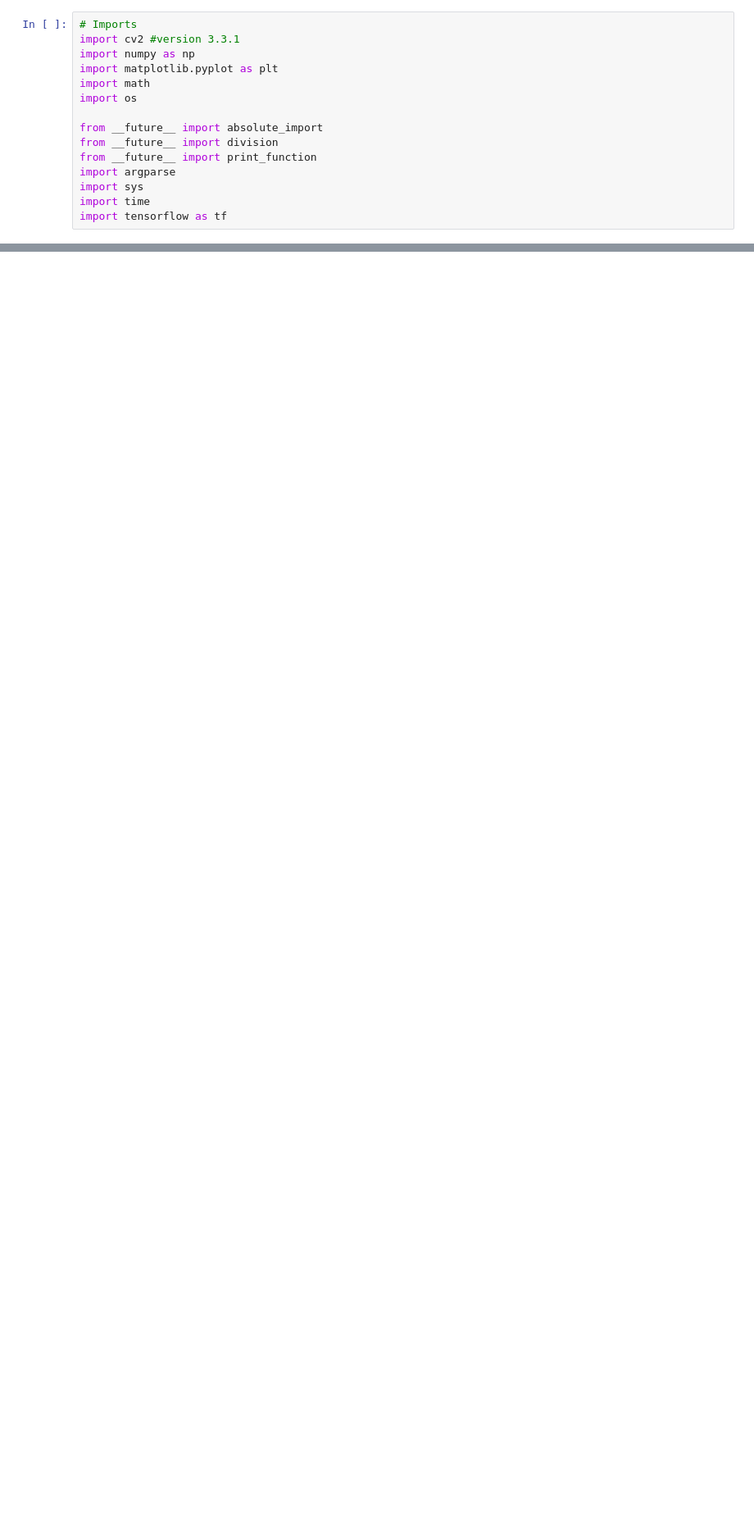
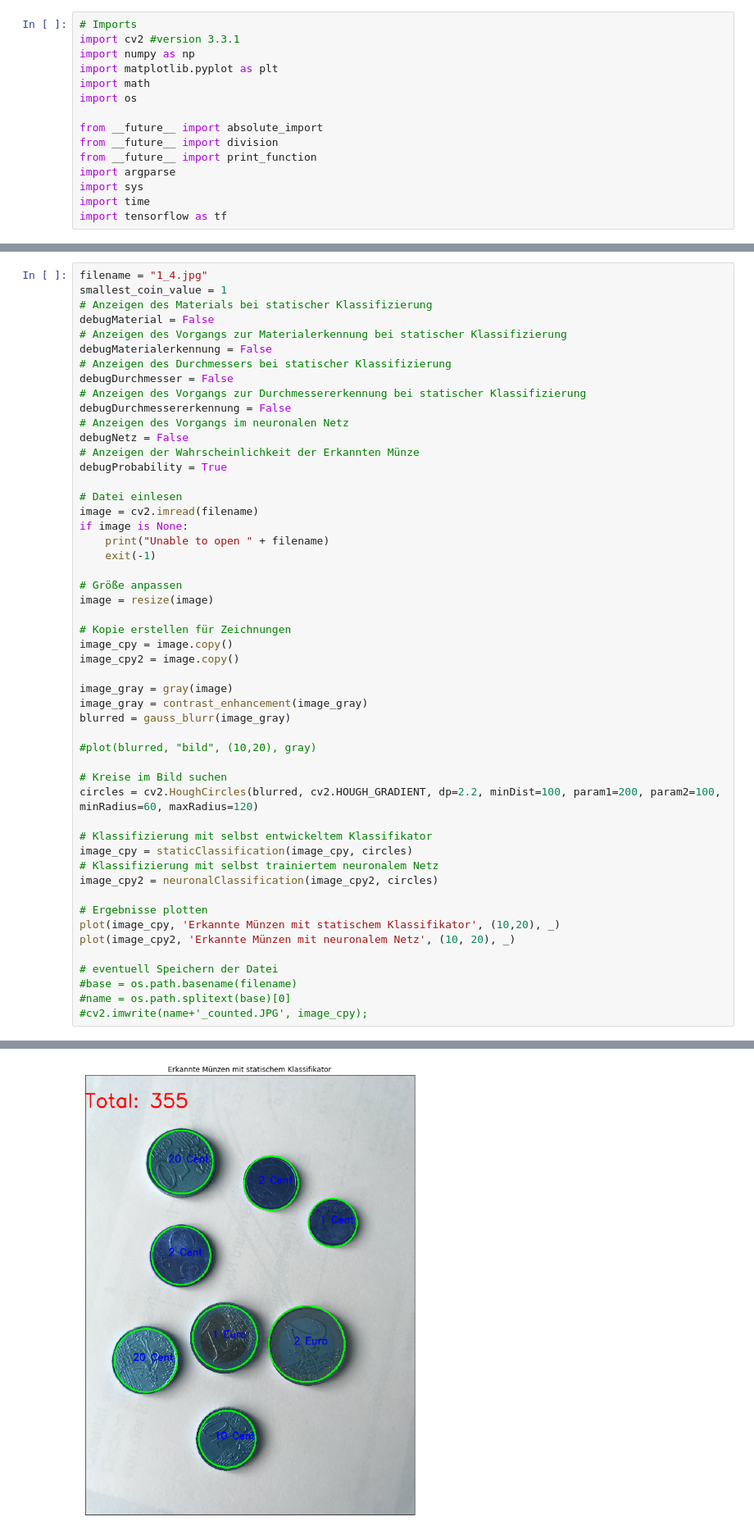
Before and after one commit to hphilipp/coinDetect, a Jupyter notebook: Münzenerkennung.ipynb, the cells around one changed output, grey strips where cells are left out. Shown at 82% size. Saved outputs shown, nothing was run; the diff lists cells and outputs as text; blank space fills up the shorter version.

Commit message:
split classification in two different functions

```diff
--- a/Münzenerkennung.ipynb
+++ b/Münzenerkennung.ipynb
@@ -411,0 +396,52 @@ name = os.path.splitext(base)[0]
+# %%
+filename = "1_4.jpg"
+smallest_coin_value = 1
+# Anzeigen des Materials bei statischer Klassifizierung
+debugMaterial = False
+# Anzeigen des Vorgangs zur Materialerkennung bei statischer Klassifizierung
+debugMaterialerkennung = False
+# Anzeigen des Durchmessers bei statischer Klassifizierung
+debugDurchmesser = False
+# Anzeigen des Vorgangs zur Durchmessererkennung bei statischer Klassifizierung
+debugDurchmessererkennung = False
+# Anzeigen des Vorgangs im neuronalen Netz
+debugNetz = False
+# Anzeigen der Wahrscheinlichkeit der Erkannten Münze
+debugProbability = True
+
+# Datei einlesen
+image = cv2.imread(filename)
+if image is None:
+    print("Unable to open " + filename)
+    exit(-1)
+
+# Größe anpassen
+image = resize(image)
+
+# Kopie erstellen für Zeichnungen
+image_cpy = image.copy()
+image_cpy2 = image.copy()
+
+image_gray = gray(image)
+image_gray = contrast_enhancement(image_gray)
+blurred = gauss_blurr(image_gray)
+
+#plot(blurred, "bild", (10,20), gray)
+
+# Kreise im Bild suchen
+circles = cv2.HoughCircles(blurred, cv2.HOUGH_GRADIENT, dp=2.2, minDist=100, param1=200, param2=100, minRadius=60, maxRadius=120)
+
+# Klassifizierung mit selbst entwickeltem Klassifikator
+image_cpy = staticClassification(image_cpy, circles)
+# Klassifizierung mit selbst trainiertem neuronalem Netz
+image_cpy2 = neuronalClassification(image_cpy2, circles)
+
+# Ergebnisse plotten
+plot(image_cpy, 'Erkannte Münzen mit statischem Klassifikator', (10,20), _)
+plot(image_cpy2, 'Erkannte Münzen mit neuronalem Netz', (10, 20), _)
+
+# eventuell Speichern der Datei
+#base = os.path.basename(filename)
+#name = os.path.splitext(base)[0]
+#cv2.imwrite(name+'_counted.JPG', image_cpy);
+# %% [output]
@@ -411,0 +456 @@ name = os.path.splitext(base)[0]
+[figure, added]
```
Also changed, not shown: parts of 5 cells of this notebook.
